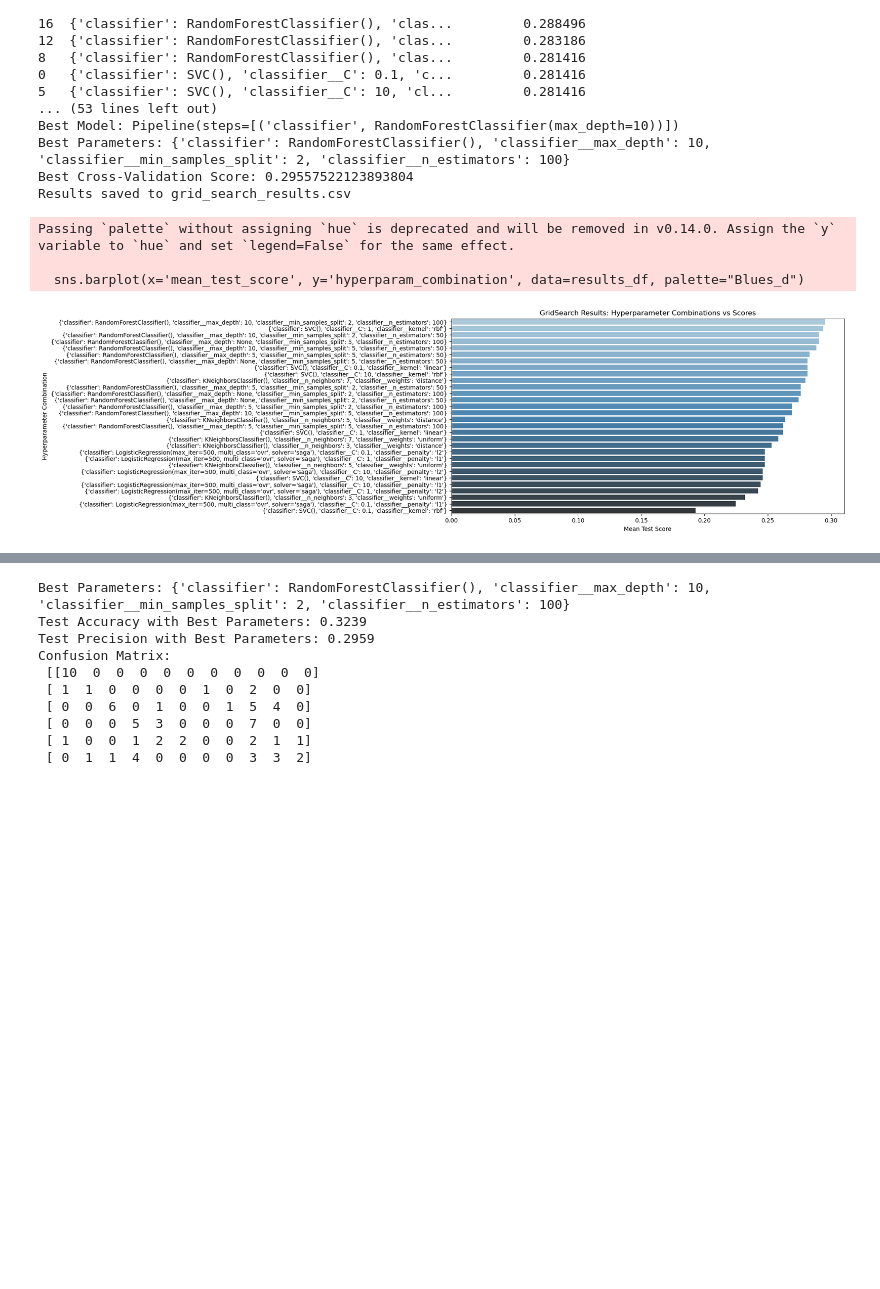
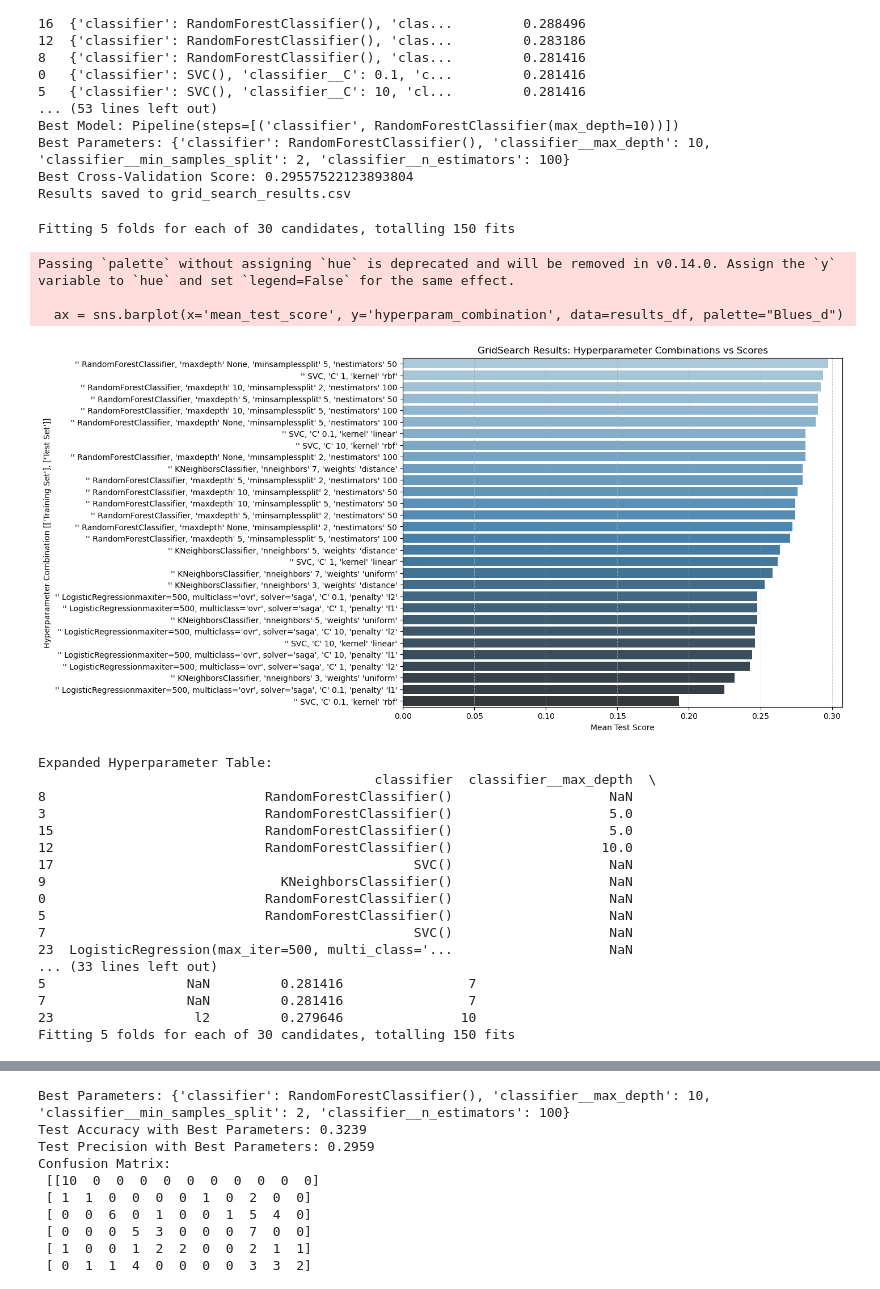
Before and after one commit to AlbertoArath/IA, a Jupyter notebook: MachineLearning/Projects/Classification_TabularVectorBorneDiseaseDataSet/VectorBorneDiseasePrediction_GridSearch.ipynb, the cells around one changed output, grey strips where cells are left out. Drawn from its saved outputs; the diff is of its cells as text; code cells hidden in the pictures; blank space fills up the shorter version.

Commit message:
Plots for both test set and training set

```diff
--- a/MachineLearning/Projects/Classification_TabularVectorBorneDiseaseDataSet/VectorBorneDiseasePrediction_GridSearch.ipynb
+++ b/MachineLearning/Projects/Classification_TabularVectorBorneDiseaseDataSet/VectorBorneDiseasePrediction_GridSearch.ipynb
@@ -182,29 +182,70 @@ Results saved to grid_search_results.csv
 # %%
 import pandas as pd
 import seaborn as sns
 import matplotlib.pyplot as plt
+import re
 
-# Convert GridSearchCV results to DataFrame
-results_df = pd.DataFrame(grid_search.cv_results_)
 
-# Extract only relevant columns: hyperparameters and scores
-results_df = results_df[['params', 'mean_test_score', 'rank_test_score']]
+# Fit Grid Search
+tests = [[X_train, y_train],[X_test, y_test]]
+labels = [["Training Set"], ["Test Set"]]
 
-# Add a string representation of hyperparameter combinations for plotting
-results_df['hyperparam_combination'] = results_df['params'].apply(lambda x: str(x))
+for test_sel, label in zip(tests, labels):
 
-# Sort results by rank
-results_df = results_df.sort_values(by='rank_test_score')
+  grid_search.fit(test_sel[0], test_sel[1])
+  # Convert GridSearchCV results to DataFrame
+  results_df = pd.DataFrame(grid_search.cv_results_)
 
-# Plot using Seaborn
-plt.figure(figsize=(12, 6))
-sns.barplot(x='mean_test_score', y='hyperparam_combination', data=results_df, palette="Blues_d")
-plt.title("GridSearch Results: Hyperparameter Combinations vs Scores")
-plt.xlabel("Mean Test Score")
-plt.ylabel("Hyperparameter Combination")
-plt.show()
+  # Extract only relevant columns: hyperparameters and scores
+  results_df = results_df[['params', 'mean_test_score', 'rank_test_score']]
+
+  # Add a string representation of hyperparameter combinations for plotting
+  results_df['hyperparam_combination'] = results_df['params'].apply(lambda x: re.sub("classifier", "", re.sub(r"[{}()_:]", "", str(x))))
+  # Sort results by rank
+  results_df = results_df.sort_values(by='rank_test_score')
+
+  # Plot using Seabornfigsize=(12, 4)
+  plt.figure(figsize=(10, 8))
+  ax = sns.barplot(x='mean_test_score', y='hyperparam_combination', data=results_df, palette="Blues_d")
+  ax.grid(True, which='both', axis='x', linestyle='--', linewidth=0.7, alpha=0.7)
+  plt.xlim(0, results_df['mean_test_score'].max() + 0.01)
+  plt.title("GridSearch Results: Hyperparameter Combinations vs Scores")
+  plt.xlabel("Mean Test Score")
+  plt.ylabel(f"Hyperparameter Combination {labels}")
+  plt.show()
+
+  # Expand the 'params' dictionary column into separate columns
+  params_df = pd.json_normalize(results_df['params'])
+
+  # Combine expanded parameters with the original scores and ranks
+  results_combined = pd.concat([params_df, results_df[['mean_test_score', 'rank_test_score']]], axis=1)
+
+  # Sort the results by rank
+  results_combined = results_combined.sort_values(by='rank_test_score')
+
+  # Display the table
+  print("Expanded Hyperparameter Table:")
+  print (results_combined.head(10))
 # %% [output]
-Passing `palette` without assigning `hue` is deprecated and will be removed in v0.14.0. Assign the `y` variable to `hue` and set `legend=False` for the same effect.
-
-  sns.barplot(x='mean_test_score', y='hyperparam_combination', data=results_df, palette="Blues_d")
+Fitting 5 folds for each of 30 candidates, totalling 150 fits
+Passing `palette` without assigning `hue` is deprecated and will be removed in v0.14.0. Assign the `y` variable to `hue` and set `legend=False` for the same effect.
+
+  ax = sns.barplot(x='mean_test_score', y='hyperparam_combination', data=results_df, palette="Blues_d")
-[figure, old version]
+[figure, new version]
+Expanded Hyperparameter Table:
+                                           classifier  classifier__max_depth  \
+8                            RandomForestClassifier()                    NaN
+3                            RandomForestClassifier()                    5.0
+15                           RandomForestClassifier()                    5.0
+12                           RandomForestClassifier()                   10.0
+17                                              SVC()                    NaN
+9                              KNeighborsClassifier()                    NaN
+0                            RandomForestClassifier()                    NaN
+5                            RandomForestClassifier()                    NaN
+7                                               SVC()                    NaN
+23  LogisticRegression(max_iter=500, multi_class='...                    NaN
+... (33 lines left out)
+5                  NaN         0.281416                7
+7                  NaN         0.281416                7
+23                  l2         0.279646               10
+Fitting 5 folds for each of 30 candidates, totalling 150 fits
```
Also changed, not shown: parts of 3 cells of this notebook, 5 other files.
